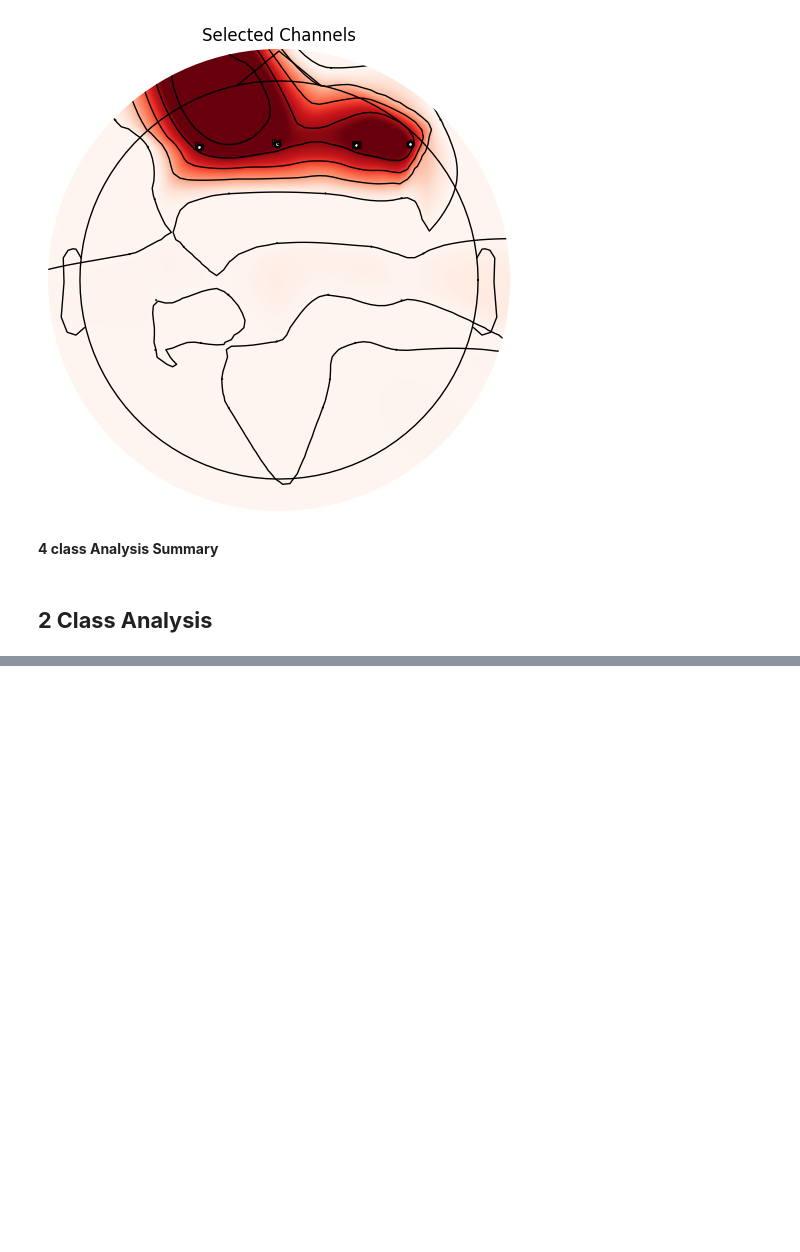
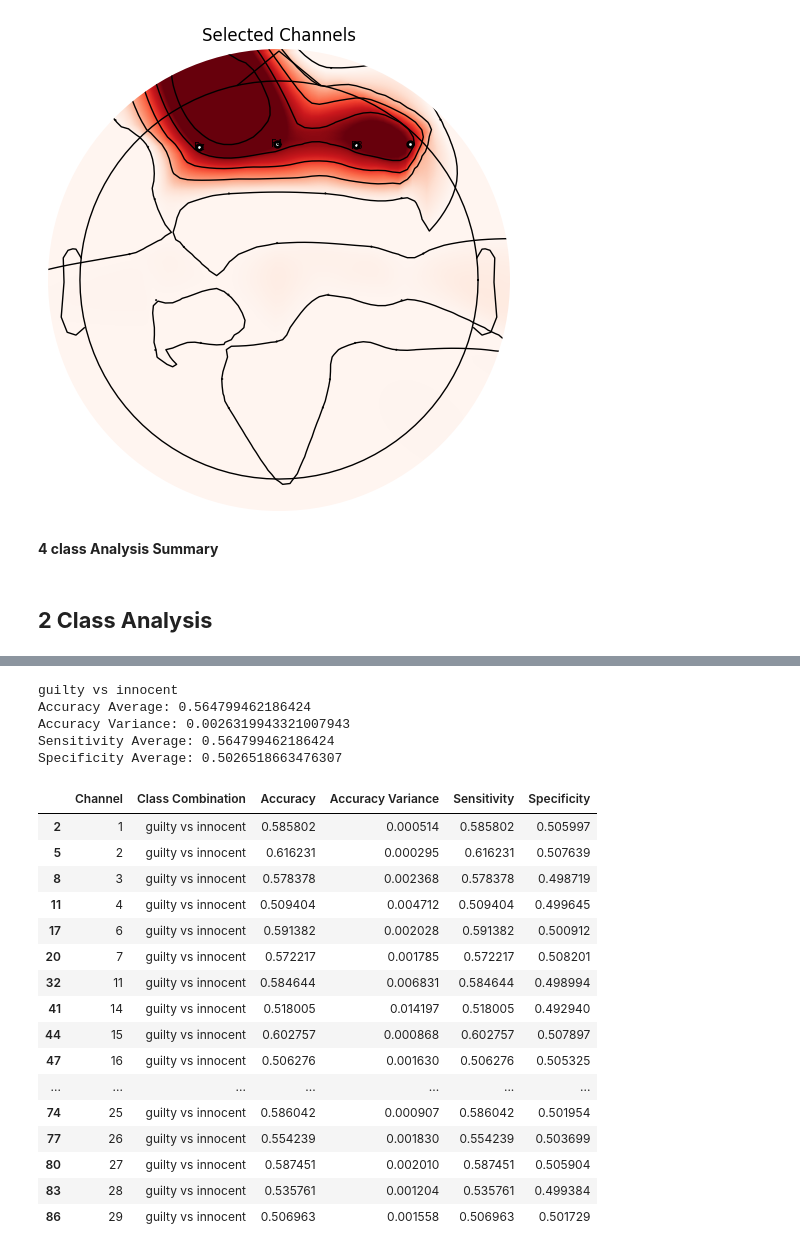
Before and after one commit to eldhosejoseph/thesis, a Jupyter notebook: ce901_thesis.ipynb, the cells around one changed output, grey strips where cells are left out. Saved outputs shown, nothing was run; the diff lists cells and outputs as text; code cells hidden in the pictures; blank space fills up the shorter version.

```diff
--- a/ce901_thesis.ipynb
+++ b/ce901_thesis.ipynb
@@ -1269,0 +1317,32 @@ Top channels (Accuracy>0.5, Max: 4 channels): [1, 2, 3, 4]
+# %%
+i=2  # Modify i to filter for different combination as per class list defined above, with index starting from 0, used i=2 for guilty vs innocent
+print(class_list[i])
+r=filter_results(results_2class, class_list[i], 0.5)  #Accuracy is set to 0.5, Modify if needed
+print(f'Accuracy Average: {r["Accuracy"].mean()}')
+print(f'Accuracy Variance: {r["Accuracy Variance"].mean()}')
+print(f'Sensitivity Average: {r["Sensitivity"].mean()}')
+print(f'Specificity Average: {r["Specificity"].mean()}')
+r
+# %% [output]
+guilty vs innocent
+Accuracy Average: 0.564799462186424
+Accuracy Variance: 0.0026319943321007943
+Sensitivity Average: 0.564799462186424
+Specificity Average: 0.5026518663476307
+|  | Channel | Class Combination | Accuracy | Accuracy Variance | Sensitivity | Specificity |
+| 2 | 1 | guilty vs innocent | 0.585802 | 0.000514 | 0.585802 | 0.505997 |
+| 5 | 2 | guilty vs innocent | 0.616231 | 0.000295 | 0.616231 | 0.507639 |
+| 8 | 3 | guilty vs innocent | 0.578378 | 0.002368 | 0.578378 | 0.498719 |
+| 11 | 4 | guilty vs innocent | 0.509404 | 0.004712 | 0.509404 | 0.499645 |
+| 17 | 6 | guilty vs innocent | 0.591382 | 0.002028 | 0.591382 | 0.500912 |
+| 20 | 7 | guilty vs innocent | 0.572217 | 0.001785 | 0.572217 | 0.508201 |
+| 32 | 11 | guilty vs innocent | 0.584644 | 0.006831 | 0.584644 | 0.498994 |
+| 41 | 14 | guilty vs innocent | 0.518005 | 0.014197 | 0.518005 | 0.492940 |
+| 44 | 15 | guilty vs innocent | 0.602757 | 0.000868 | 0.602757 | 0.507897 |
+| 47 | 16 | guilty vs innocent | 0.506276 | 0.001630 | 0.506276 | 0.505325 |
+| ... | ... | ... | ... | ... | ... | ... |
+| 74 | 25 | guilty vs innocent | 0.586042 | 0.000907 | 0.586042 | 0.501954 |
+| 77 | 26 | guilty vs innocent | 0.554239 | 0.001830 | 0.554239 | 0.503699 |
+| 80 | 27 | guilty vs innocent | 0.587451 | 0.002010 | 0.587451 | 0.505904 |
+| 83 | 28 | guilty vs innocent | 0.535761 | 0.001204 | 0.535761 | 0.499384 |
+| 86 | 29 | guilty vs innocent | 0.506963 | 0.001558 | 0.506963 | 0.501729 |
```
Also changed, not shown: parts of 17 cells of this notebook.
